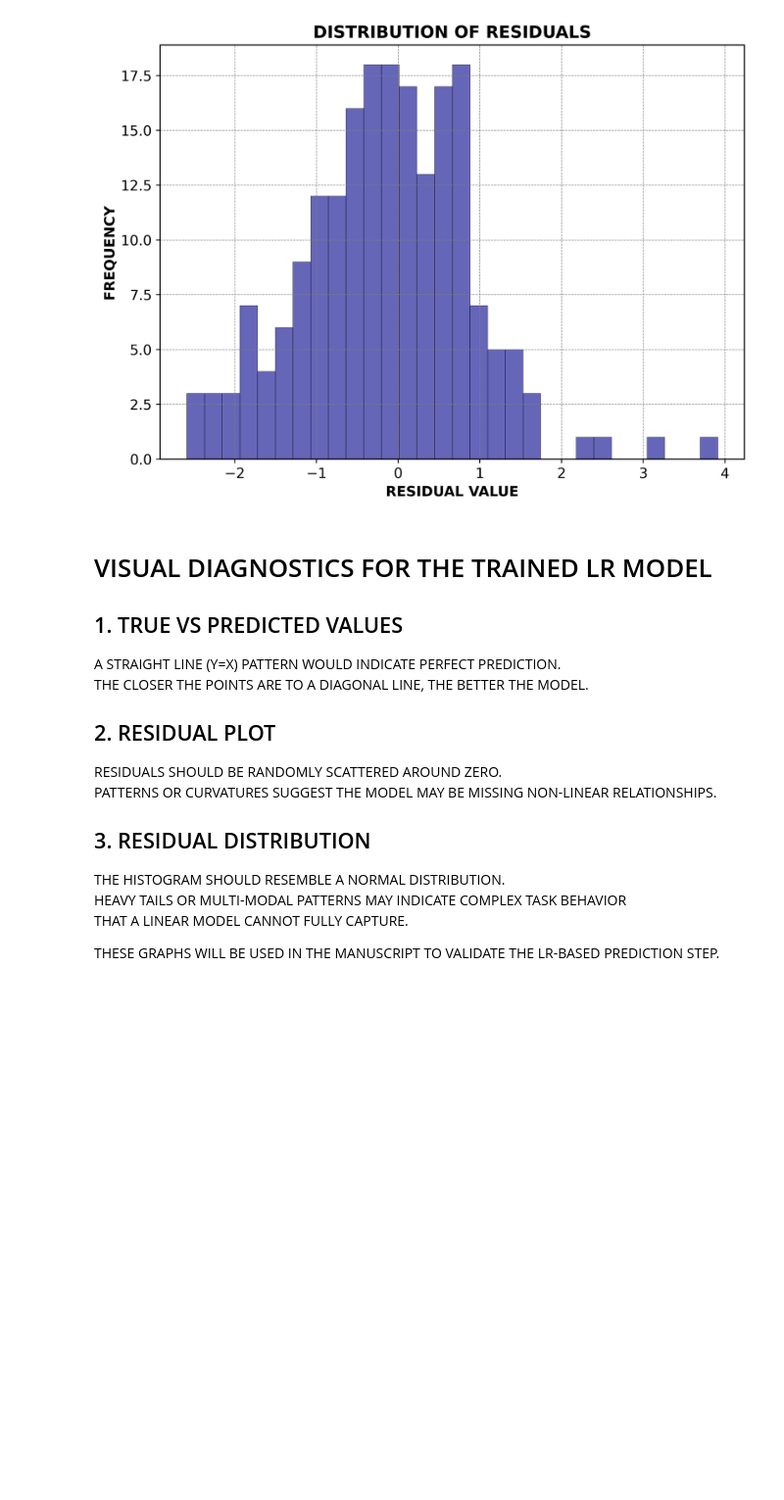
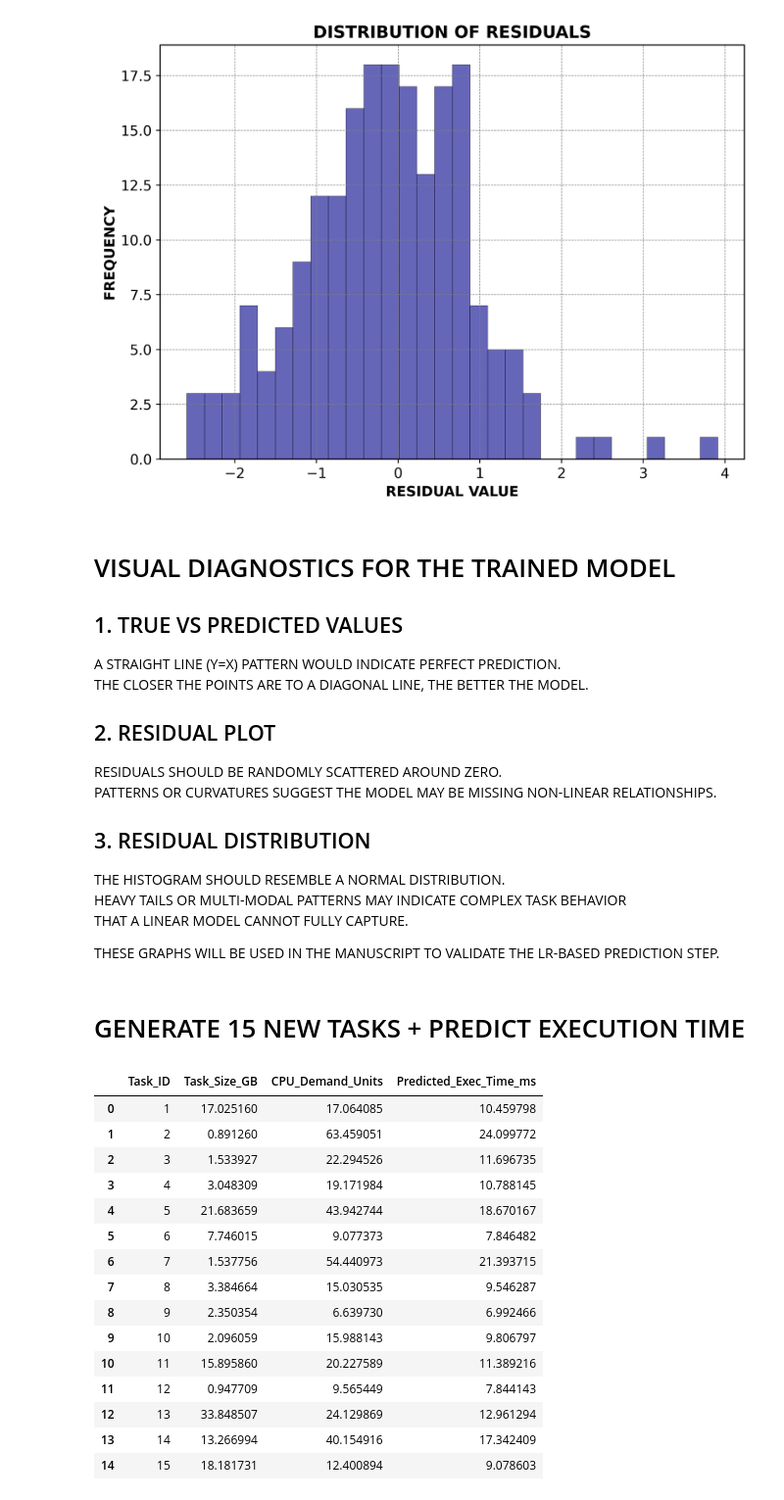
Before and after one commit to DaRkSouL36/SML-OA, a Jupyter notebook: ILLUSTRATION.ipynb, the cells around one changed output. Shown at 98% size. Saved outputs shown, nothing was run; the diff lists cells and outputs as text; code cells hidden in the pictures; blank space fills up the shorter version.

```diff
--- a/ILLUSTRATION.ipynb
+++ b/ILLUSTRATION.ipynb
@@ -260,7 +260,7 @@ plt.show()
 [figure]
 [figure]
 # %% [markdown]
-# VISUAL DIAGNOSTICS FOR THE TRAINED LR MODEL
+# VISUAL DIAGNOSTICS FOR THE TRAINED MODEL
 
 ## 1. TRUE VS PREDICTED VALUES
 A STRAIGHT LINE (Y=X) PATTERN WOULD INDICATE PERFECT PREDICTION.
@@ -276,3 +276,67 @@ HEAVY TAILS OR MULTI-MODAL PATTERNS MAY INDICATE COMPLEX TASK BEHAVIOR
 THAT A LINEAR MODEL CANNOT FULLY CAPTURE.
 
 THESE GRAPHS WILL BE USED IN THE MANUSCRIPT TO VALIDATE THE LR-BASED PREDICTION STEP.
+# %% [markdown]
+# GENERATE 15 NEW TASKS + PREDICT EXECUTION TIME
+# %%
+# IMPORT REQUIRED LIBRARIES
+import numpy as np
+import pandas as pd
+
+# -------------------------------
+# GENERATE 15 NEW TASKS
+# -------------------------------
+
+# USE SAME DISTRIBUTIONS AS TRAINING FOR CONSISTENCY
+new_raw_sizes = np.random.lognormal(mean=0.5, sigma=1.2, size=15)
+new_task_sizes = 0.001 + (new_raw_sizes / raw_sizes.max()) * (500 - 0.001)
+
+new_cpu_util = np.random.gamma(shape=2.0, scale=15.0, size=15)
+new_cpu_util = np.clip(new_cpu_util, 1, 100)
+
+# -------------------------------
+# SCALE FEATURES USING TRAINED SCALER
+# -------------------------------
+new_X = pd.DataFrame({
+    "Task_Size_GB": new_task_sizes,
+    "CPU_Demand_Units": new_cpu_util
+})
+
+new_X_scaled = scaler.transform(new_X)
+
+# -------------------------------
+# PREDICT EXECUTION TIME USING TRAINED LR MODEL
+# -------------------------------
+predicted_time = lr.predict(new_X_scaled)
+
+predicted_time = np.clip(predicted_time, 0, 50)  # SAFETY CLIP
+
+# -------------------------------
+# CREATE FINAL TABLE OF NEW TASKS
+# -------------------------------
+df_new_tasks = pd.DataFrame({
+    "Task_ID": np.arange(1, 16),
+    "Task_Size_GB": new_task_sizes,
+    "CPU_Demand_Units": new_cpu_util,
+    "Predicted_Exec_Time_ms": predicted_time
+})
+
+# DISPLAY TABLE
+df_new_tasks
+# %% [output]
+|  | Task_ID | Task_Size_GB | CPU_Demand_Units | Predicted_Exec_Time_ms |
+| 0 | 1 | 17.025160 | 17.064085 | 10.459798 |
+| 1 | 2 | 0.891260 | 63.459051 | 24.099772 |
+| 2 | 3 | 1.533927 | 22.294526 | 11.696735 |
+| 3 | 4 | 3.048309 | 19.171984 | 10.788145 |
+| 4 | 5 | 21.683659 | 43.942744 | 18.670167 |
+| 5 | 6 | 7.746015 | 9.077373 | 7.846482 |
+| 6 | 7 | 1.537756 | 54.440973 | 21.393715 |
+| 7 | 8 | 3.384664 | 15.030535 | 9.546287 |
+| 8 | 9 | 2.350354 | 6.639730 | 6.992466 |
+| 9 | 10 | 2.096059 | 15.988143 | 9.806797 |
+| 10 | 11 | 15.895860 | 20.227589 | 11.389216 |
+| 11 | 12 | 0.947709 | 9.565449 | 7.844143 |
+| 12 | 13 | 33.848507 | 24.129869 | 12.961294 |
+| 13 | 14 | 13.266994 | 40.154916 | 17.342409 |
+| 14 | 15 | 18.181731 | 12.400894 | 9.078603 |
```
Also changed, not shown: parts of 5 cells of this notebook.
